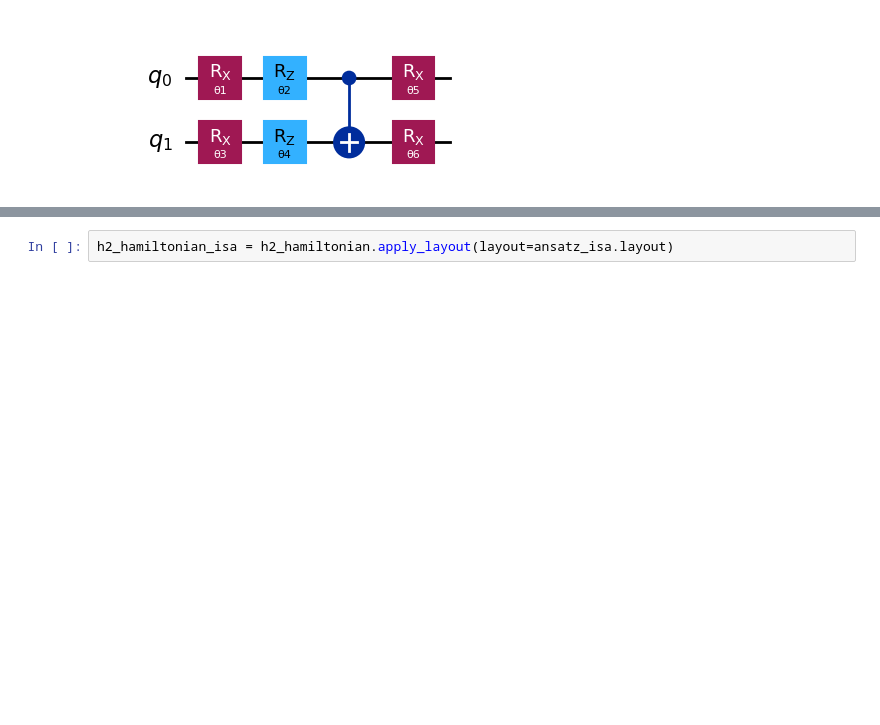
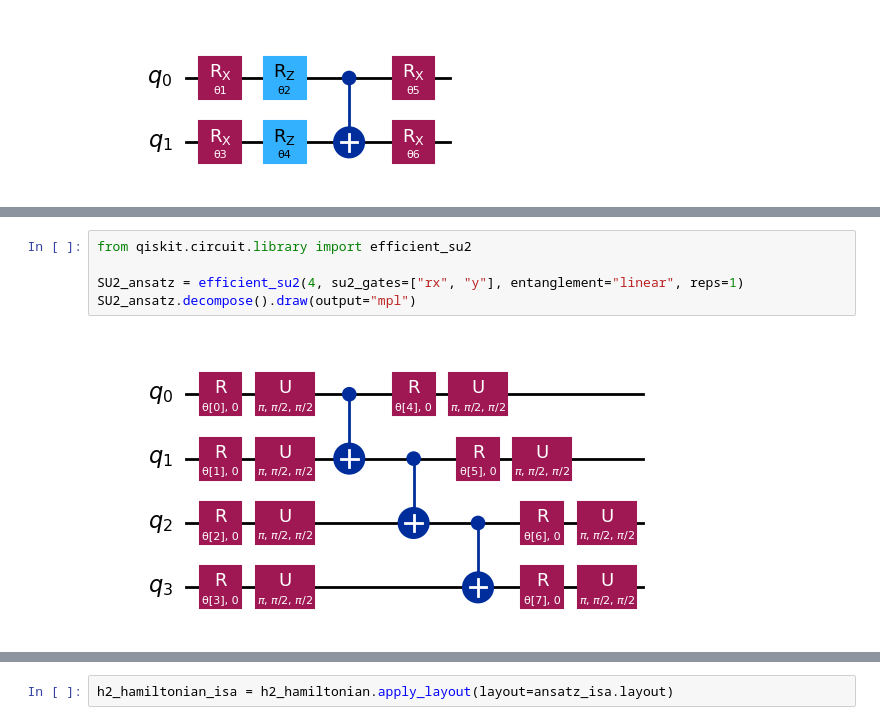
Before and after one commit to JoeyRogers-svg/Qiskit-fundamentals-course, a Jupyter notebook: 5-VQE-Hydrogen.ipynb, the cells around one changed output, grey strips where cells are left out. Drawn from its saved outputs; the diff is of its cells as text; blank space fills up the shorter version.

```diff
--- a/5-VQE-Hydrogen.ipynb
+++ b/5-VQE-Hydrogen.ipynb
@@ -369,0 +390,7 @@ ansatz_su4.draw(output='mpl')
+# %%
+from qiskit.circuit.library import efficient_su2
+
+SU2_ansatz = efficient_su2(4, su2_gates=["rx", "y"], entanglement="linear", reps=1)
+SU2_ansatz.decompose().draw(output="mpl")
+# %% [output]
+[figure, added]
```
Also changed, not shown: parts of 33 cells of this notebook.
